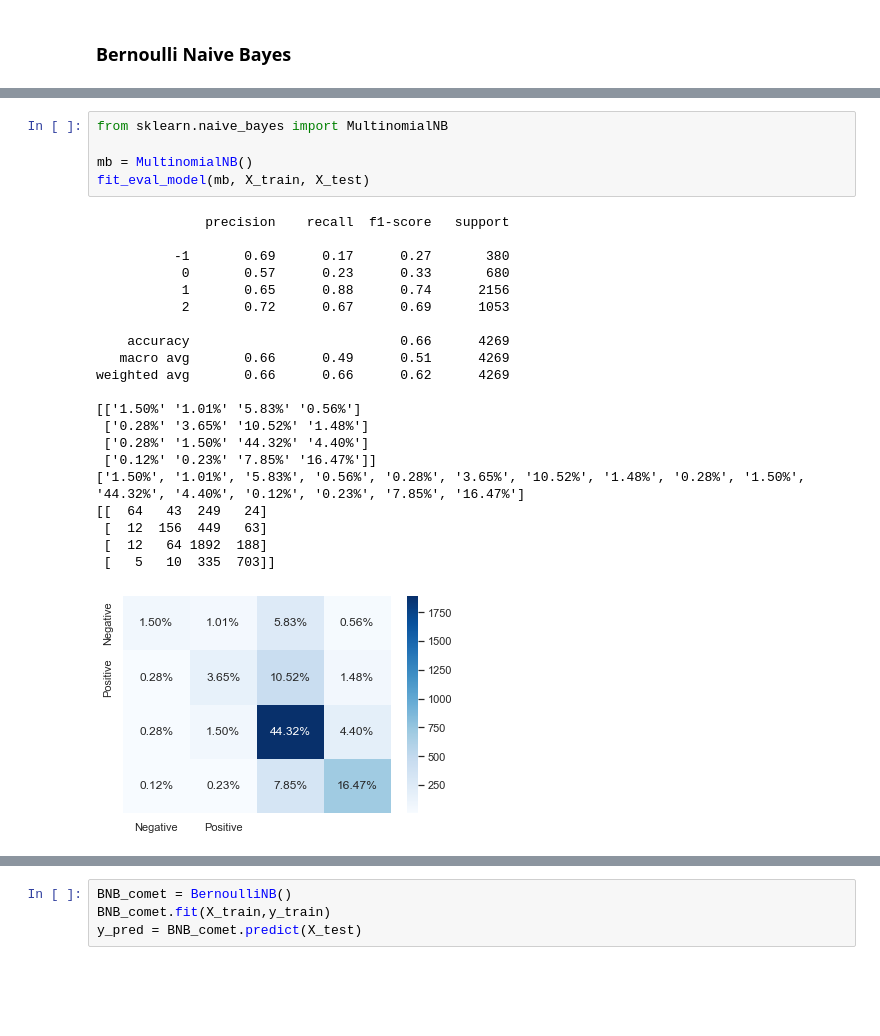
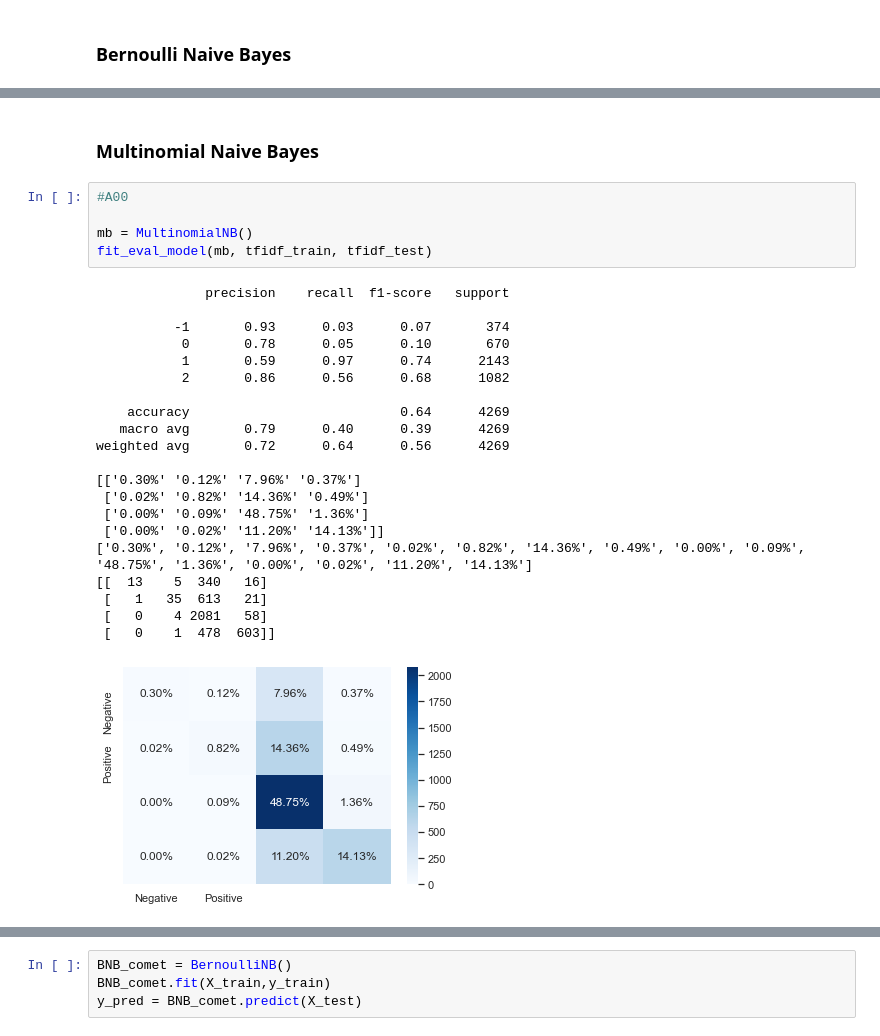
Before and after one commit to JessWN/2110ACDS_T13, a Jupyter notebook: 2110ACDS_T13.ipynb, the cells around one changed output, grey strips where cells are left out. Saved outputs shown, nothing was run; the diff lists cells and outputs as text; blank space fills up the shorter version.

```diff
--- a/2110ACDS_T13.ipynb
+++ b/2110ACDS_T13.ipynb
@@ -1233,27 +1176,29 @@ weighted avg       0.67      0.63      0.57      4269
-# %%
-from sklearn.naive_bayes import MultinomialNB
-
-mb = MultinomialNB()
-fit_eval_model(mb, X_train, X_test)
-# %% [output]
-              precision    recall  f1-score   support
-
-          -1       0.69      0.17      0.27       380
-           0       0.57      0.23      0.33       680
-           1       0.65      0.88      0.74      2156
-           2       0.72      0.67      0.69      1053
-
-    accuracy                           0.66      4269
-   macro avg       0.66      0.49      0.51      4269
-weighted avg       0.66      0.66      0.62      4269
-
-[['1.50%' '1.01%' '5.83%' '0.56%']
- ['0.28%' '3.65%' '10.52%' '1.48%']
- ['0.28%' '1.50%' '44.32%' '4.40%']
- ['0.12%' '0.23%' '7.85%' '16.47%']]
-['1.50%', '1.01%', '5.83%', '0.56%', '0.28%', '3.65%', '10.52%', '1.48%', '0.28%', '1.50%', '44.32%', '4.40%', '0.12%', '0.23%', '7.85%', '16.47%']
-[[  64   43  249   24]
- [  12  156  449   63]
- [  12   64 1892  188]
- [   5   10  335  703]]
-[figure, removed]
+# %% [markdown]
+### Multinomial Naive Bayes
+# %%
+#A00
+
+mb = MultinomialNB()
+fit_eval_model(mb, tfidf_train, tfidf_test)
+# %% [output]
+              precision    recall  f1-score   support
+
+          -1       0.93      0.03      0.07       374
+           0       0.78      0.05      0.10       670
+           1       0.59      0.97      0.74      2143
+           2       0.86      0.56      0.68      1082
+
+    accuracy                           0.64      4269
+   macro avg       0.79      0.40      0.39      4269
+weighted avg       0.72      0.64      0.56      4269
+
+[['0.30%' '0.12%' '7.96%' '0.37%']
+ ['0.02%' '0.82%' '14.36%' '0.49%']
+ ['0.00%' '0.09%' '48.75%' '1.36%']
+ ['0.00%' '0.02%' '11.20%' '14.13%']]
+['0.30%', '0.12%', '7.96%', '0.37%', '0.02%', '0.82%', '14.36%', '0.49%', '0.00%', '0.09%', '48.75%', '1.36%', '0.00%', '0.02%', '11.20%', '14.13%']
+[[  13    5  340   16]
+ [   1   35  613   21]
+ [   0    4 2081   58]
+ [   0    1  478  603]]
+[figure, added]
```
Also changed, not shown: parts of 212 cells of this notebook.
